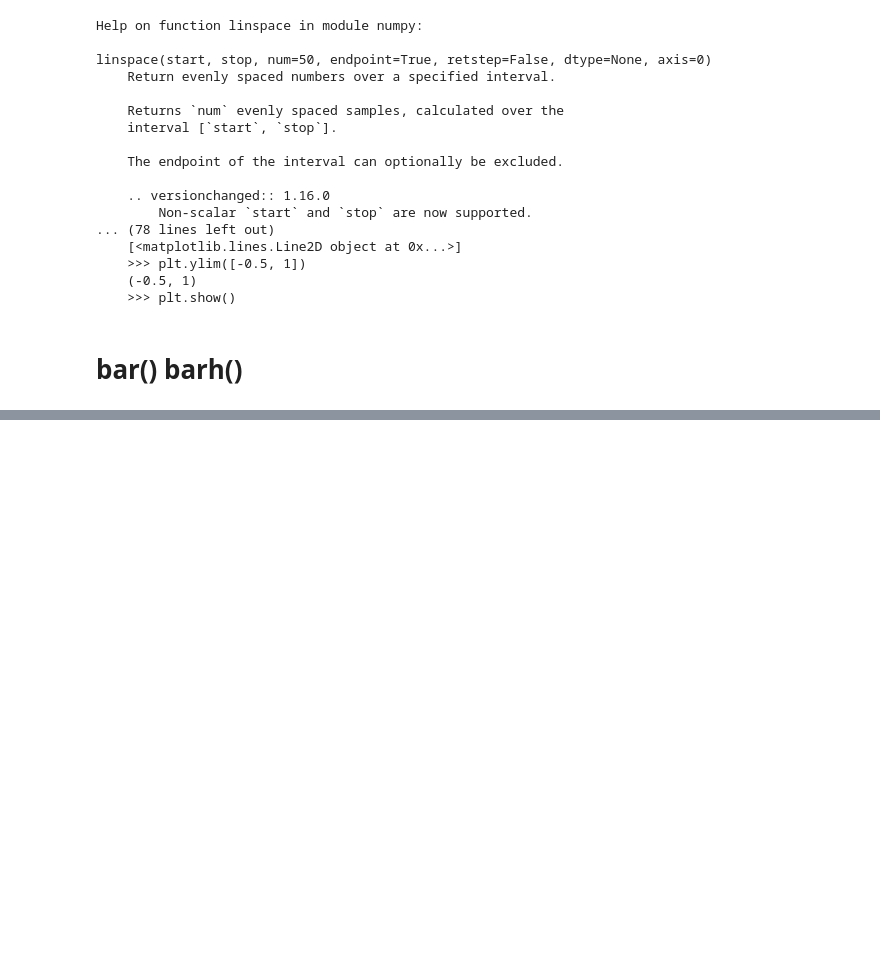
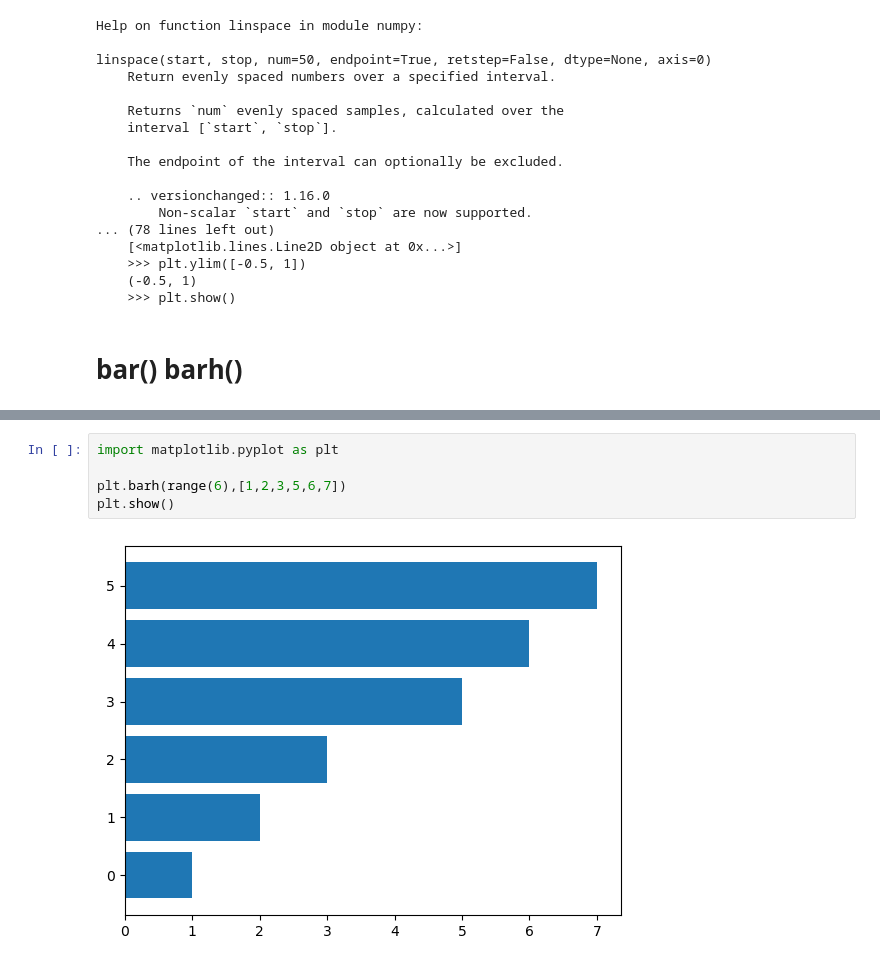
Before and after one commit to yoosohee/2023-A-DA, a Jupyter notebook: week07-bar-pie-comp.ipynb, the cells around one changed output, grey strips where cells are left out. Drawn from its saved outputs; the diff is of its cells as text; blank space fills up the shorter version.

```diff
--- a/week07-bar-pie-comp.ipynb
+++ b/week07-bar-pie-comp.ipynb
@@ -183,0 +202,7 @@ linspace(start, stop, num=50, endpoint=True, retstep=False, dtype=None, axis=0)
+# %%
+import matplotlib.pyplot as plt
+
+plt.barh(range(6),[1,2,3,5,6,7])
+plt.show()
+# %% [output]
+[figure, added]
```
Also changed, not shown: parts of 19 cells of this notebook.
